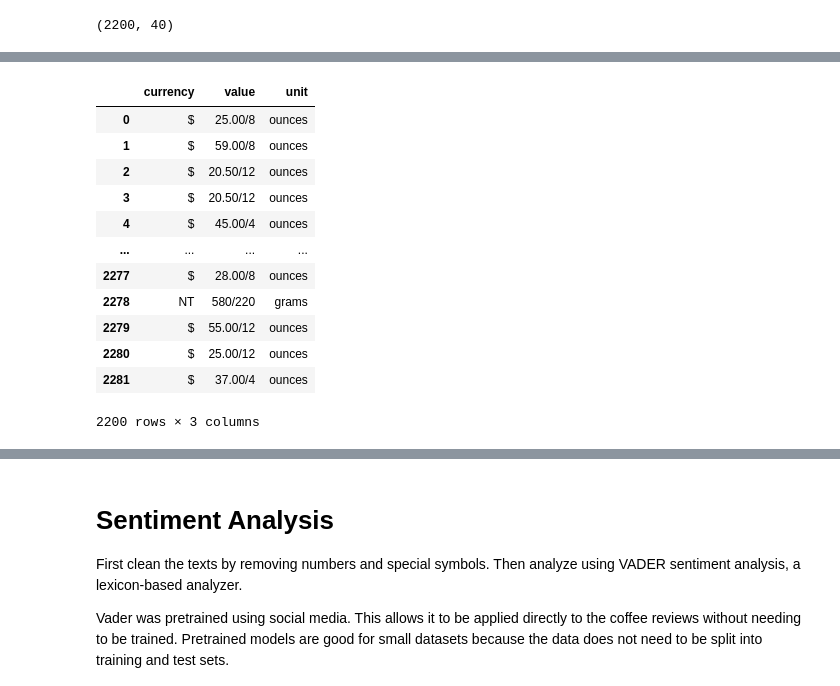
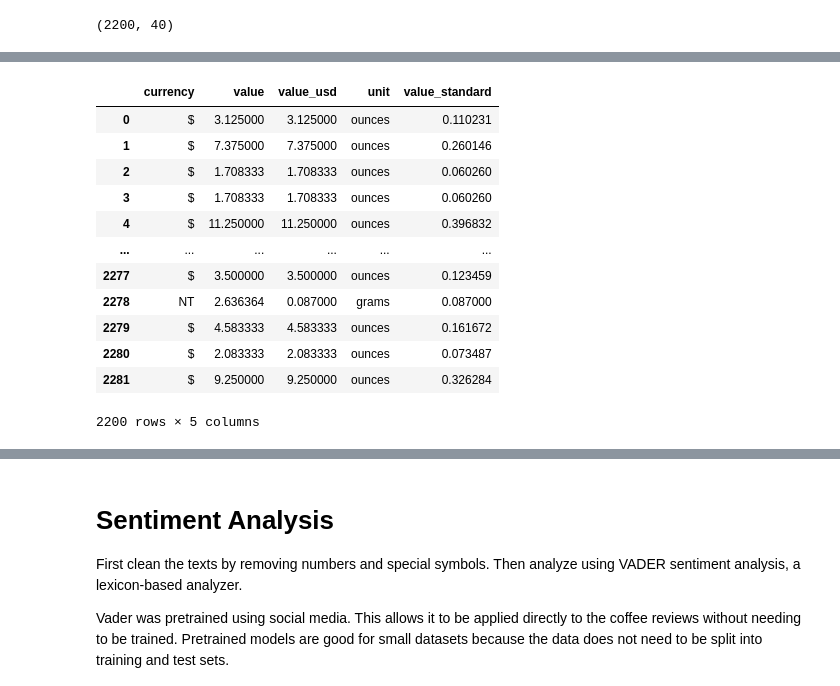
Before and after one commit to DATA-606-SPRING-2023-TUE/nicholas_data606, a Jupyter notebook: src/Data_Conversions.ipynb, the cells around one changed output, grey strips where cells are left out. Drawn from its saved outputs; the diff is of its cells as text; code cells hidden in the pictures.

```diff
--- a/src/Data_Conversions.ipynb
+++ b/src/Data_Conversions.ipynb
@@ -236,3 +251,16 @@ Coffee_df = Coffee_df.dropna(subset=['currency', 'value', 'unit'])
 Coffee_df.shape
 # %% [output]
 (2200, 40)
+# %%
+# convert costs to a decimal value
+
+def value_convert(s):
+    try:
+        return float(s)
+    except ValueError:
+        num, denom = s.split('/')
+        return float(num) / float(denom)
+
+Coffee_df['value'] = Coffee_df['value'].apply(lambda x: value_convert(x))
+Coffee_df.astype({'value': 'float'}).dtypes
+Coffee_df[['value']]
@@ -238,0 +332,14 @@ Coffee_df.shape
+# %%
+# Apply Unit Conversions to grams
+def unit_convert(unit, value):
+  if unit == "ounces":
+    return value / 28.3495
+  elif unit == "pounds":
+    return value / 453.592
+  elif unit == "grams":
+    return value * 1
+  else:
+    return value * 1
+
+Coffee_df['value_standard'] = Coffee_df.apply(lambda x: unit_convert(x.unit, x.value_usd), axis=1)
+Coffee_df[['value_standard']]
@@ -239,16 +360,16 @@ Coffee_df.shape
 # %%
-Coffee_df[['currency', 'value', 'unit']]
+Coffee_df[['currency', 'value', 'value_usd', 'unit', 'value_standard']]
 # %% [output]
-|  | currency | value | unit |
-| 0 | $ | 25.00/8 | ounces |
-| 1 | $ | 59.00/8 | ounces |
-| 2 | $ | 20.50/12 | ounces |
-| 3 | $ | 20.50/12 | ounces |
-| 4 | $ | 45.00/4 | ounces |
-| ... | ... | ... | ... |
-| 2277 | $ | 28.00/8 | ounces |
-| 2278 | NT | 580/220 | grams |
-| 2279 | $ | 55.00/12 | ounces |
-| 2280 | $ | 25.00/12 | ounces |
-| 2281 | $ | 37.00/4 | ounces |
+|  | currency | value | value_usd | unit | value_standard |
+| 0 | $ | 3.125000 | 3.125000 | ounces | 0.110231 |
+| 1 | $ | 7.375000 | 7.375000 | ounces | 0.260146 |
+| 2 | $ | 1.708333 | 1.708333 | ounces | 0.060260 |
+| 3 | $ | 1.708333 | 1.708333 | ounces | 0.060260 |
+| 4 | $ | 11.250000 | 11.250000 | ounces | 0.396832 |
+| ... | ... | ... | ... | ... | ... |
+| 2277 | $ | 3.500000 | 3.500000 | ounces | 0.123459 |
+| 2278 | NT | 2.636364 | 0.087000 | grams | 0.087000 |
+| 2279 | $ | 4.583333 | 4.583333 | ounces | 0.161672 |
+| 2280 | $ | 2.083333 | 2.083333 | ounces | 0.073487 |
+| 2281 | $ | 9.250000 | 9.250000 | ounces | 0.326284 |
-2200 rows × 3 columns
+2200 rows × 5 columns
```
Also changed, not shown: parts of 12 cells of this notebook.
